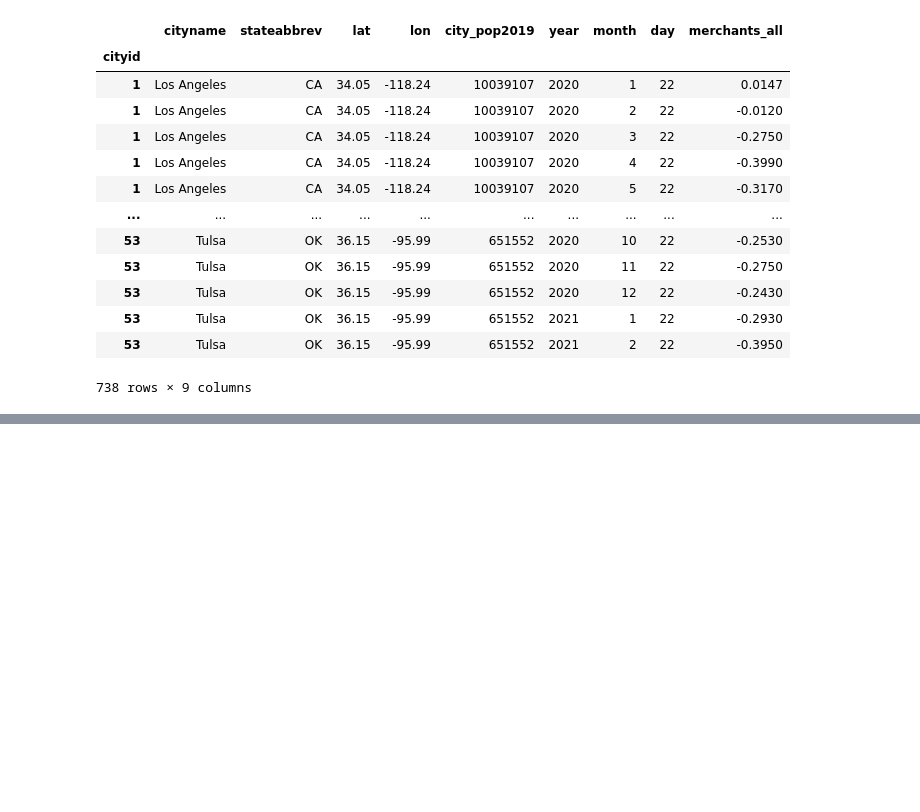
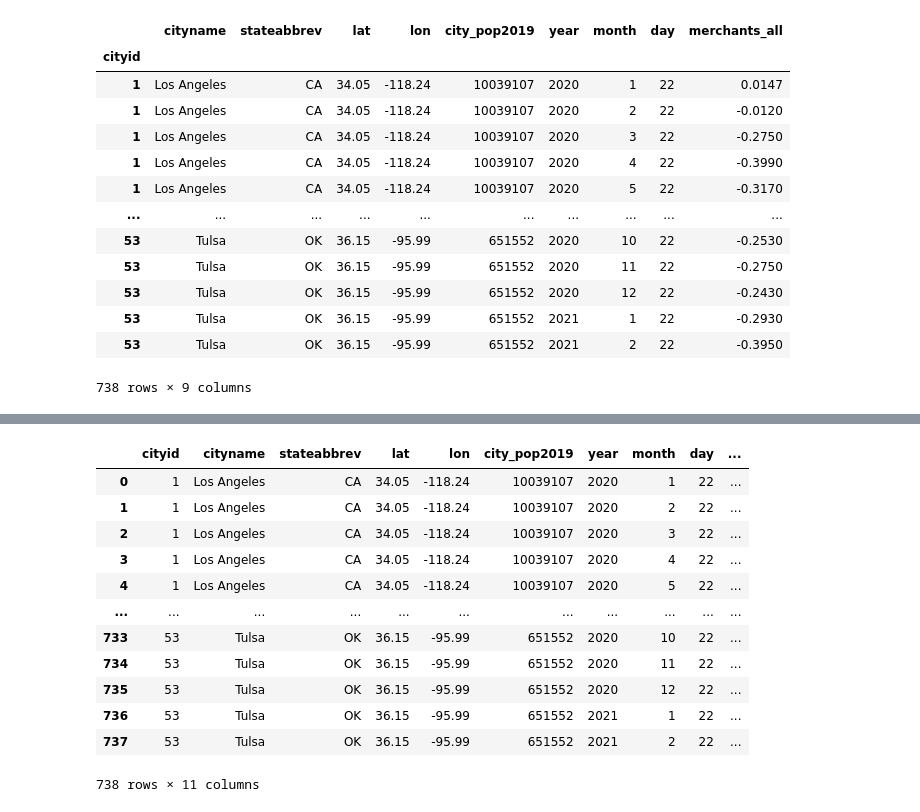
Before and after one commit to Loki-codes/Greener-Pastures, a Jupyter notebook: womplygeo.ipynb, the cells around one changed output, grey strips where cells are left out. Drawn from its saved outputs; the diff is of its cells as text; code cells hidden in the pictures; blank space fills up the shorter version.

Commit message:
index

```diff
--- a/womplygeo.ipynb
+++ b/womplygeo.ipynb
@@ -152,0 +151,18 @@ month_merge_df.head(50)
+# %%
+month_merge_df_reset= month_merge_df.reset_index(drop=False)
+#month_merge_df_reset[month_merge_df_reset["cityname"]=="New York City"].index
+month_merge_df_reset
+# %% [output]
+|  | cityid | cityname | stateabbrev | lat | lon | city_pop2019 | year | month | day | ... |
+| 0 | 1 | Los Angeles | CA | 34.05 | -118.24 | 10039107 | 2020 | 1 | 22 | ... |
+| 1 | 1 | Los Angeles | CA | 34.05 | -118.24 | 10039107 | 2020 | 2 | 22 | ... |
+| 2 | 1 | Los Angeles | CA | 34.05 | -118.24 | 10039107 | 2020 | 3 | 22 | ... |
+| 3 | 1 | Los Angeles | CA | 34.05 | -118.24 | 10039107 | 2020 | 4 | 22 | ... |
+| 4 | 1 | Los Angeles | CA | 34.05 | -118.24 | 10039107 | 2020 | 5 | 22 | ... |
+| ... | ... | ... | ... | ... | ... | ... | ... | ... | ... | ... |
+| 733 | 53 | Tulsa | OK | 36.15 | -95.99 | 651552 | 2020 | 10 | 22 | ... |
+| 734 | 53 | Tulsa | OK | 36.15 | -95.99 | 651552 | 2020 | 11 | 22 | ... |
+| 735 | 53 | Tulsa | OK | 36.15 | -95.99 | 651552 | 2020 | 12 | 22 | ... |
+| 736 | 53 | Tulsa | OK | 36.15 | -95.99 | 651552 | 2021 | 1 | 22 | ... |
+| 737 | 53 | Tulsa | OK | 36.15 | -95.99 | 651552 | 2021 | 2 | 22 | ... |
+738 rows × 11 columns
```
Also changed, not shown: parts of 2 cells of this notebook.
